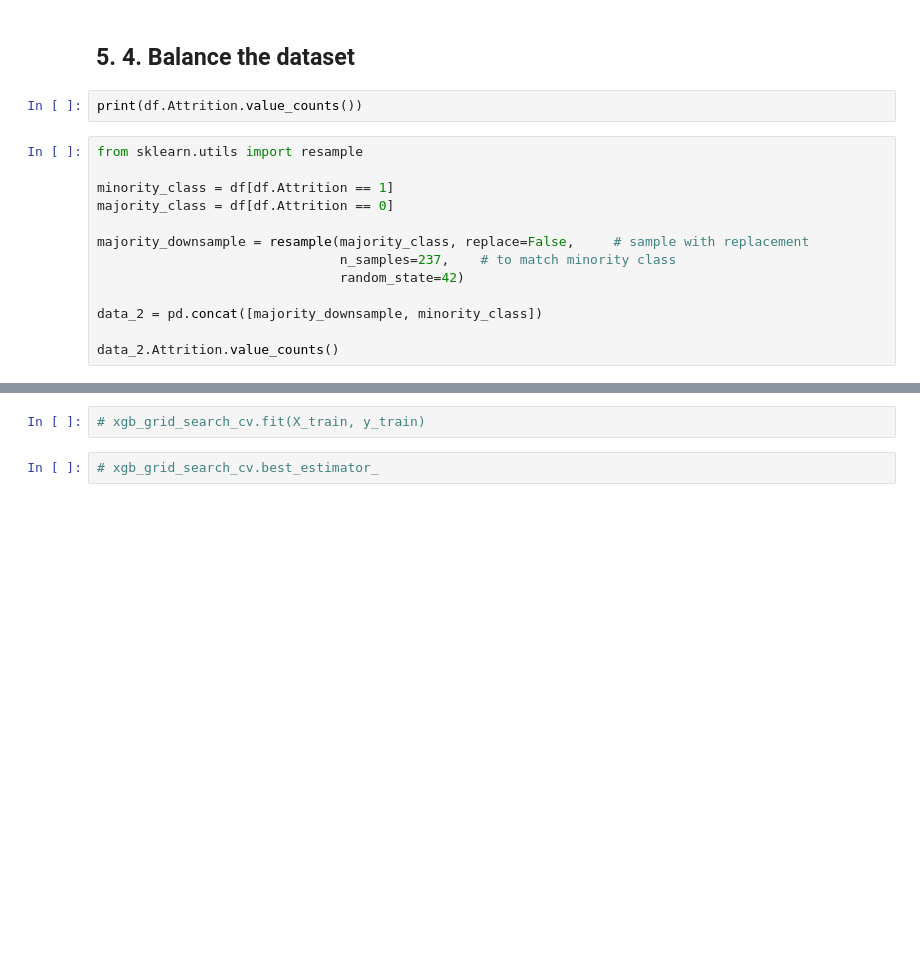
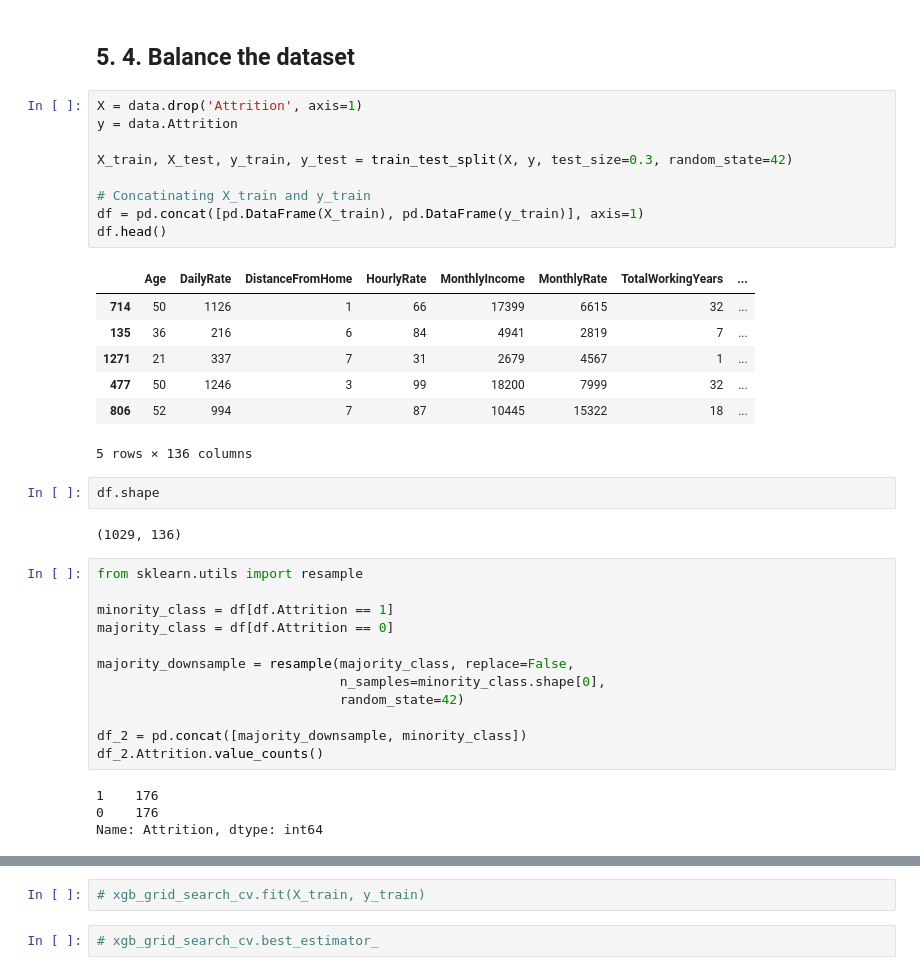
Before and after one commit to fares-ds/IBM_HR_Analytics_Employee_And_Performance, a Jupyter notebook: Employee_retention.ipynb, the cells around one changed output, grey strips where cells are left out. Saved outputs shown, nothing was run; the diff lists cells and outputs as text; blank space fills up the shorter version.

Commit message:
Downsampling the majority class

```diff
--- a/Employee_retention.ipynb
+++ b/Employee_retention.ipynb
@@ -671,18 +702,40 @@ Confusion Matrix:
 # %% [markdown]
 ## 5. 4. Balance the dataset
-# %%
-print(df.Attrition.value_counts())
+# %%
+X = data.drop('Attrition', axis=1)
+y = data.Attrition
+
+X_train, X_test, y_train, y_test = train_test_split(X, y, test_size=0.3, random_state=42)
+
+# Concatinating X_train and y_train
+df = pd.concat([pd.DataFrame(X_train), pd.DataFrame(y_train)], axis=1)
+df.head()
+# %% [output]
+|  | Age | DailyRate | DistanceFromHome | HourlyRate | MonthlyIncome | MonthlyRate | TotalWorkingYears | ... |
+| 714 | 50 | 1126 | 1 | 66 | 17399 | 6615 | 32 | ... |
+| 135 | 36 | 216 | 6 | 84 | 4941 | 2819 | 7 | ... |
+| 1271 | 21 | 337 | 7 | 31 | 2679 | 4567 | 1 | ... |
+| 477 | 50 | 1246 | 3 | 99 | 18200 | 7999 | 32 | ... |
+| 806 | 52 | 994 | 7 | 87 | 10445 | 15322 | 18 | ... |
+5 rows × 136 columns
+# %%
+df.shape
+# %% [output]
+(1029, 136)
 # %%
 from sklearn.utils import resample
 
 minority_class = df[df.Attrition == 1]
 majority_class = df[df.Attrition == 0]
 
-majority_downsample = resample(majority_class, replace=False,     # sample with replacement
-                               n_samples=237,    # to match minority class
+majority_downsample = resample(majority_class, replace=False,
+                               n_samples=minority_class.shape[0],
                                random_state=42)
 
-data_2 = pd.concat([majority_downsample, minority_class])
-
-data_2.Attrition.value_counts()
+df_2 = pd.concat([majority_downsample, minority_class])
+df_2.Attrition.value_counts()
+# %% [output]
+1    176
+0    176
+Name: Attrition, dtype: int64
 # %%
```
Also changed, not shown: parts of 16 cells of this notebook.
